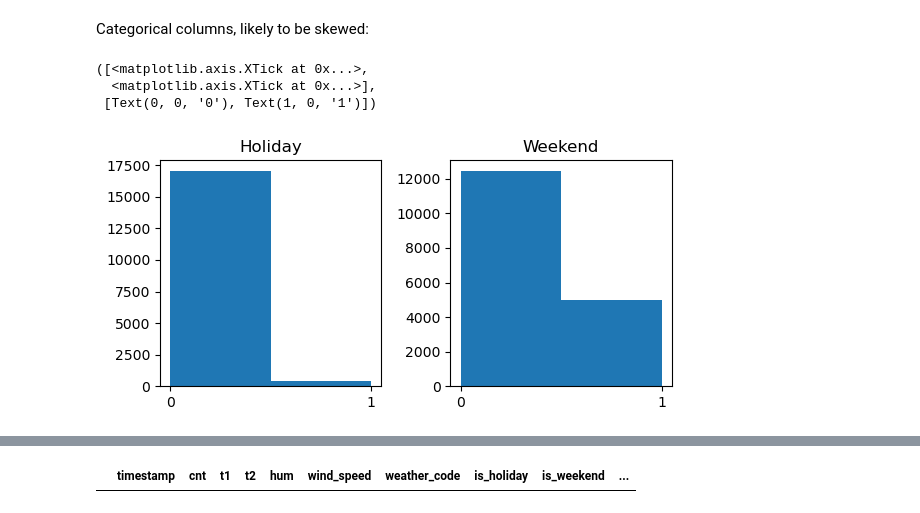
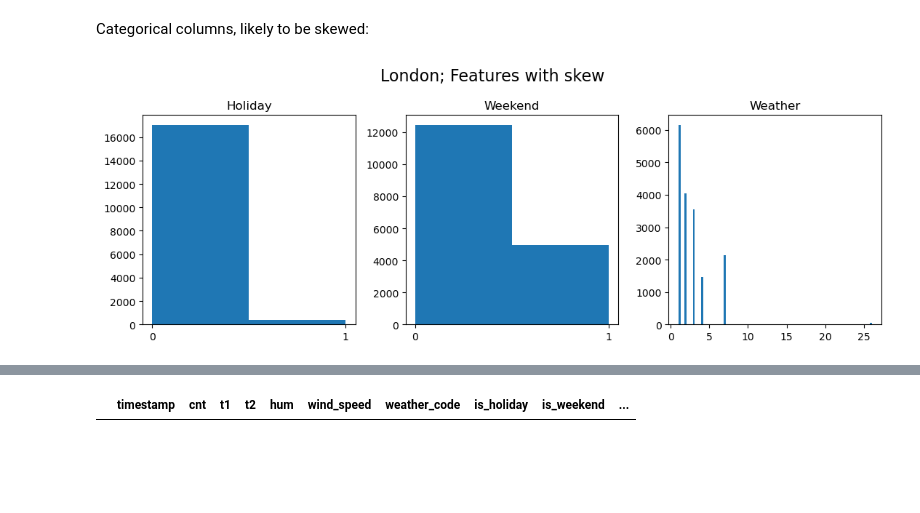
Before and after one commit to MeghanBarritt/bike-share-usage-prediction, a Jupyter notebook: notebooks/1-EDA.ipynb, the cells around one changed output, grey strips where cells are left out. Drawn from its saved outputs; the diff is of its cells as text; code cells hidden in the pictures; blank space fills up the shorter version.

```diff
--- a/notebooks/1-EDA.ipynb
+++ b/notebooks/1-EDA.ipynb
@@ -277,20 +343,27 @@ plt.hist(london['season'],bins=4)
 # %% [markdown]
 Categorical columns, likely to be skewed:
 # %%
-plt.figure(figsize=(6,3))
-plt.subplot(1,2,1)
+plt.figure(figsize=(11,4))
+plt.suptitle('London; Features with skew',fontsize=16)
+plt.subplot(1,3,1)
 plt.hist(london['is_holiday'],bins=2)
 plt.tight_layout()
 plt.title('Holiday')
 plt.xticks(np.arange(0,2,1))
 
-plt.subplot(1,2,2)
+plt.subplot(1,3,2)
 plt.hist(london['is_weekend'],bins=2)
 plt.tight_layout()
 plt.title('Weekend')
 plt.xticks(np.arange(0,2,1))
+
+plt.subplot(1,3,3)
+plt.tight_layout()
+plt.hist(london['weather_code'],bins=94)
+plt.tight_layout()
+plt.title('Weather')
+plt.xticks()
+
+plt.savefig('charts/lond_skewed.png',bbox_inches='tight')
 # %% [output]
-([<matplotlib.axis.XTick at 0x...>,
-  <matplotlib.axis.XTick at 0x...>],
- [Text(0, 0, '0'), Text(1, 0, '1')])
-[figure, old version]
+[figure, new version]
```
Also changed, not shown: parts of 31 cells of this notebook, 13 other files.
